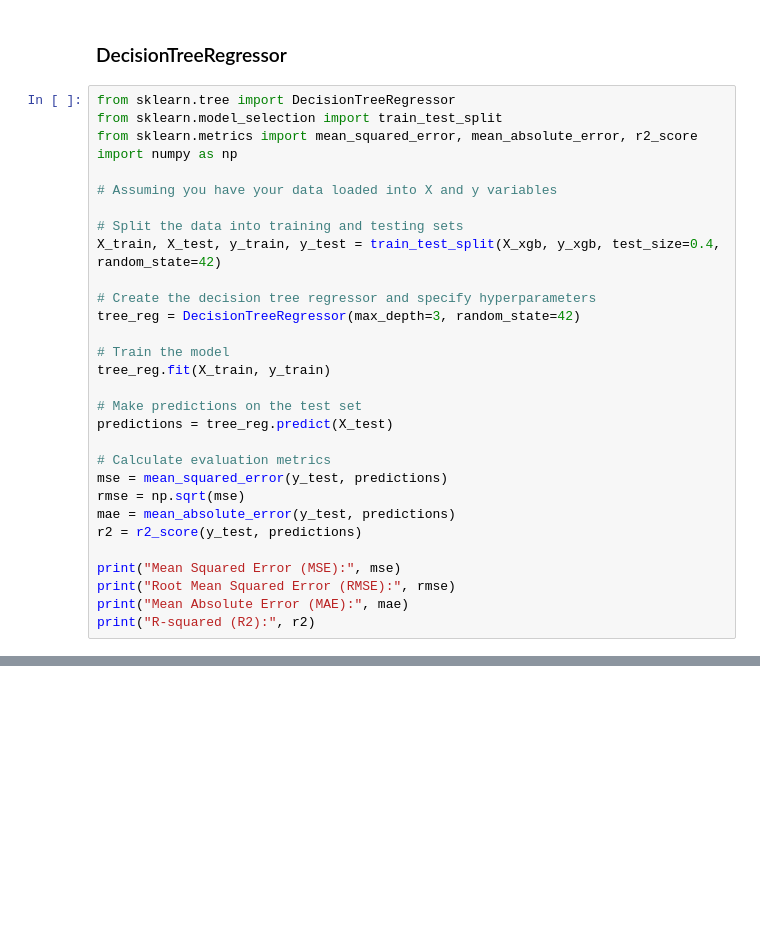
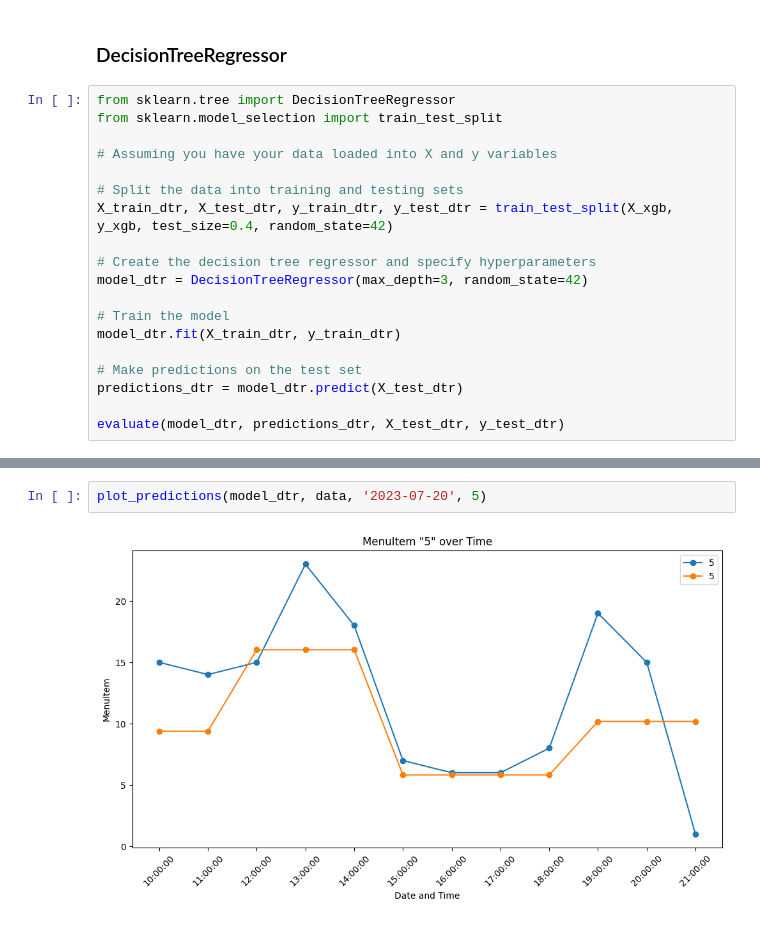
Before and after one commit to pramodsaji/proj-ml, a Jupyter notebook: xgboost.ipynb, the cells around one changed output, grey strips where cells are left out. Saved outputs shown, nothing was run; the diff lists cells and outputs as text; blank space fills up the shorter version.

```diff
--- a/xgboost.ipynb
+++ b/xgboost.ipynb
@@ -136,31 +96,20 @@ plt.show()
 # %%
 from sklearn.tree import DecisionTreeRegressor
 from sklearn.model_selection import train_test_split
-from sklearn.metrics import mean_squared_error, mean_absolute_error, r2_score
-import numpy as np
 
 # Assuming you have your data loaded into X and y variables
 
 # Split the data into training and testing sets
-X_train, X_test, y_train, y_test = train_test_split(X_xgb, y_xgb, test_size=0.4, random_state=42)
+X_train_dtr, X_test_dtr, y_train_dtr, y_test_dtr = train_test_split(X_xgb, y_xgb, test_size=0.4, random_state=42)
 
 # Create the decision tree regressor and specify hyperparameters
-tree_reg = DecisionTreeRegressor(max_depth=3, random_state=42)
+model_dtr = DecisionTreeRegressor(max_depth=3, random_state=42)
 
 # Train the model
-tree_reg.fit(X_train, y_train)
+model_dtr.fit(X_train_dtr, y_train_dtr)
 
 # Make predictions on the test set
-predictions = tree_reg.predict(X_test)
+predictions_dtr = model_dtr.predict(X_test_dtr)
 
-# Calculate evaluation metrics
-mse = mean_squared_error(y_test, predictions)
-rmse = np.sqrt(mse)
-mae = mean_absolute_error(y_test, predictions)
-r2 = r2_score(y_test, predictions)
-
-print("Mean Squared Error (MSE):", mse)
-print("Root Mean Squared Error (RMSE):", rmse)
-print("Mean Absolute Error (MAE):", mae)
-print("R-squared (R2):", r2)
+evaluate(model_dtr, predictions_dtr, X_test_dtr, y_test_dtr)
 # %% [output]
@@ -203,0 +122,4 @@ plt.show()
+# %%
+plot_predictions(model_dtr, data, '2023-07-20', 5)
+# %% [output]
+[figure, added]
```
Also changed, not shown: parts of 10 cells of this notebook, 2 other files.
